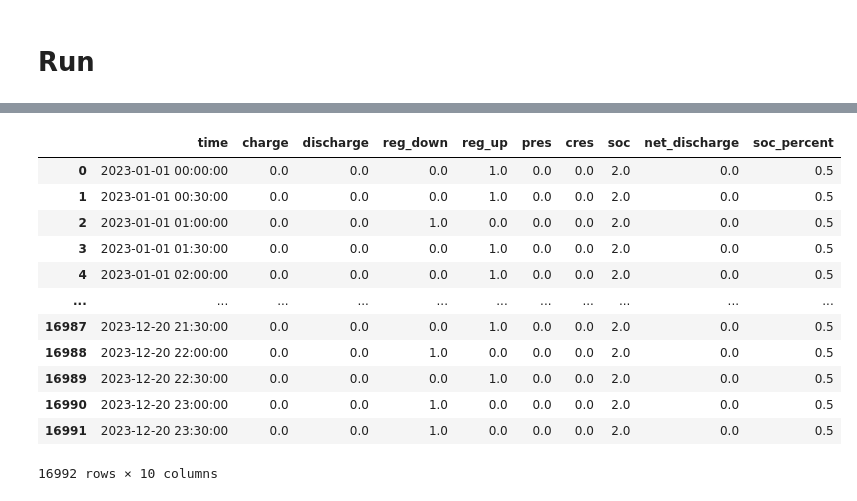
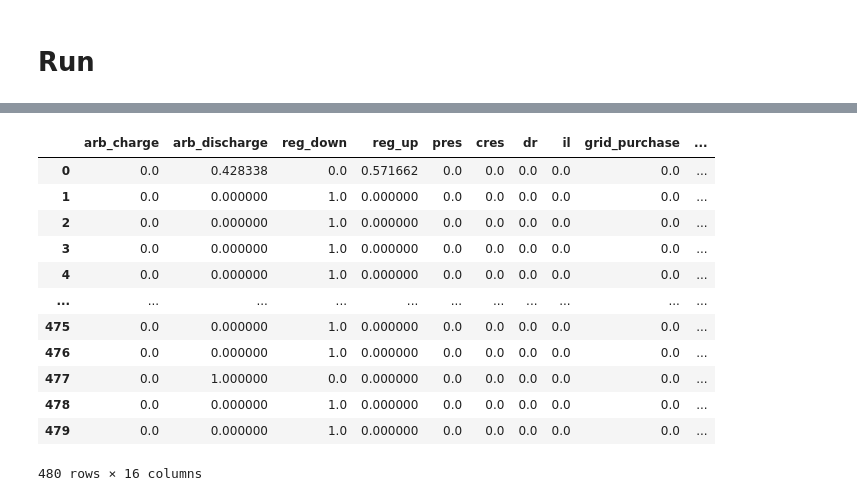
Before and after one commit to AlmostDoneButNever/bess-optimizer, a Jupyter notebook: model.ipynb, the cells around one changed output, grey strips where cells are left out. Saved outputs shown, nothing was run; the diff lists cells and outputs as text; code cells hidden in the pictures.

```diff
--- a/model.ipynb
+++ b/model.ipynb
@@ -21,26 +19,6 @@ excel_mode = 2
-# %%
-if excel_mode == 1:
-    # Read price data from Excel
-    price_data = pd.read_excel('data/price_data.xlsx', sheet_name= None, index_col=0)
-
-    data = price_data
-
-    # Iteratively merge all dataframes on 'Timestamp'
-    price_df = pd.DataFrame(index =  data[list(data.keys())[0]].index)
-
-    for key in data:
-        price_df = pd.concat([price_df, data[key]], axis = 1)
-
-
-    energy_price = pd.read_excel('data/btm/energy_price.xlsx', index_col=0)
-    demand_price = pd.read_excel('data/btm/demand_price.xlsx', index_col=0)
-    load_profile = pd.read_excel('data/btm/load_profile.xlsx', index_col=0)
-
-    model_time_period = 24    # periods
-    dt = 1
 # %%
 filename = "test"
-path = 'data/full/data.xlsx'
+path = 'data/full/data_ftm.xlsx'
 data, basis, bess, service, revenue_change = data_import(path)
 # %% [markdown]
 # Model
@@ -450,35 +449,26 @@ fig.show()
 # %%
 # Create a DataFrame for the results
-data = {
-    'time': price_df.index,
-    'charge': all_charging_schedules,
-    'discharge': all_discharging_schedules,
-    'reg_down': all_reg_down_schedules,
-    'reg_up': all_reg_up_schedules,
-    'pres': all_pres_schedules,
-    'cres': all_cres_schedules,
-    'soc': all_soc_schedules
-}
+all_schedule_dict['time'] = price_df.index[:len(all_schedule_dict['arb_charge'])]
+result_df = pd.DataFrame(all_schedule_dict)
+result_df['net_arb_discharge'] = result_df['arb_discharge'] - result_df['arb_charge']
+result_df['soc_percent'] = result_df['soc'] /bess['cap_energy']
 
-result_df = pd.DataFrame(data)
-
-#result_df = result_df.set_index(['t'])
-
-result_df['net_discharge'] = result_df['discharge'] - result_df['charge']
-result_df['soc_percent'] = result_df['soc'] /cap_energy
+price_df.index.names = ['time']
+price_data_ex = price_df.reset_index().to_json(orient='records', date_format='iso')
+result_data_ex = result_df.to_json(orient='records', date_format='iso')
 
 result_df
 # %% [output]
-|  | time | charge | discharge | reg_down | reg_up | pres | cres | soc | net_discharge | soc_percent |
-| 0 | 2023-01-01 00:00:00 | 0.0 | 0.0 | 0.0 | 1.0 | 0.0 | 0.0 | 2.0 | 0.0 | 0.5 |
-| 1 | 2023-01-01 00:30:00 | 0.0 | 0.0 | 0.0 | 1.0 | 0.0 | 0.0 | 2.0 | 0.0 | 0.5 |
-| 2 | 2023-01-01 01:00:00 | 0.0 | 0.0 | 1.0 | 0.0 | 0.0 | 0.0 | 2.0 | 0.0 | 0.5 |
-| 3 | 2023-01-01 01:30:00 | 0.0 | 0.0 | 0.0 | 1.0 | 0.0 | 0.0 | 2.0 | 0.0 | 0.5 |
-| 4 | 2023-01-01 02:00:00 | 0.0 | 0.0 | 0.0 | 1.0 | 0.0 | 0.0 | 2.0 | 0.0 | 0.5 |
+|  | arb_charge | arb_discharge | reg_down | reg_up | pres | cres | dr | il | grid_purchase | ... |
+| 0 | 0.0 | 0.428338 | 0.0 | 0.571662 | 0.0 | 0.0 | 0.0 | 0.0 | 0.0 | ... |
+| 1 | 0.0 | 0.000000 | 1.0 | 0.000000 | 0.0 | 0.0 | 0.0 | 0.0 | 0.0 | ... |
+| 2 | 0.0 | 0.000000 | 1.0 | 0.000000 | 0.0 | 0.0 | 0.0 | 0.0 | 0.0 | ... |
+| 3 | 0.0 | 0.000000 | 1.0 | 0.000000 | 0.0 | 0.0 | 0.0 | 0.0 | 0.0 | ... |
+| 4 | 0.0 | 0.000000 | 1.0 | 0.000000 | 0.0 | 0.0 | 0.0 | 0.0 | 0.0 | ... |
 | ... | ... | ... | ... | ... | ... | ... | ... | ... | ... | ... |
-| 16987 | 2023-12-20 21:30:00 | 0.0 | 0.0 | 0.0 | 1.0 | 0.0 | 0.0 | 2.0 | 0.0 | 0.5 |
-| 16988 | 2023-12-20 22:00:00 | 0.0 | 0.0 | 1.0 | 0.0 | 0.0 | 0.0 | 2.0 | 0.0 | 0.5 |
-| 16989 | 2023-12-20 22:30:00 | 0.0 | 0.0 | 0.0 | 1.0 | 0.0 | 0.0 | 2.0 | 0.0 | 0.5 |
-| 16990 | 2023-12-20 23:00:00 | 0.0 | 0.0 | 1.0 | 0.0 | 0.0 | 0.0 | 2.0 | 0.0 | 0.5 |
-| 16991 | 2023-12-20 23:30:00 | 0.0 | 0.0 | 1.0 | 0.0 | 0.0 | 0.0 | 2.0 | 0.0 | 0.5 |
+| 475 | 0.0 | 0.000000 | 1.0 | 0.000000 | 0.0 | 0.0 | 0.0 | 0.0 | 0.0 | ... |
+| 476 | 0.0 | 0.000000 | 1.0 | 0.000000 | 0.0 | 0.0 | 0.0 | 0.0 | 0.0 | ... |
+| 477 | 0.0 | 1.000000 | 0.0 | 0.000000 | 0.0 | 0.0 | 0.0 | 0.0 | 0.0 | ... |
+| 478 | 0.0 | 0.000000 | 1.0 | 0.000000 | 0.0 | 0.0 | 0.0 | 0.0 | 0.0 | ... |
+| 479 | 0.0 | 0.000000 | 1.0 | 0.000000 | 0.0 | 0.0 | 0.0 | 0.0 | 0.0 | ... |
-16992 rows × 10 columns
+480 rows × 16 columns
```
Also changed, not shown: parts of 20 cells of this notebook, 16 other files.
